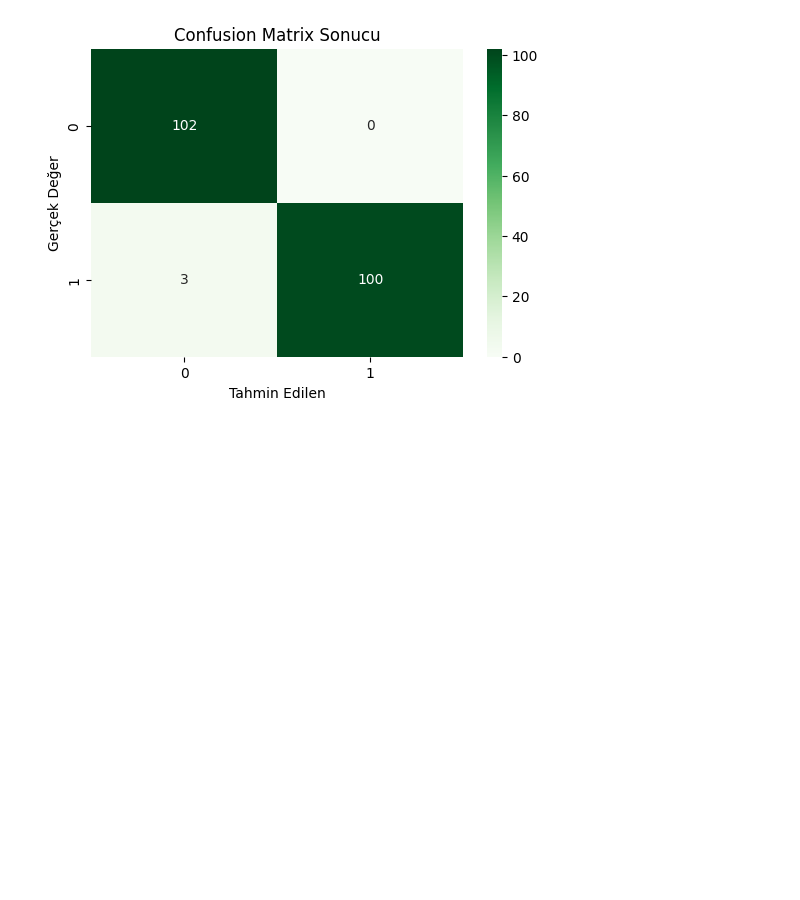
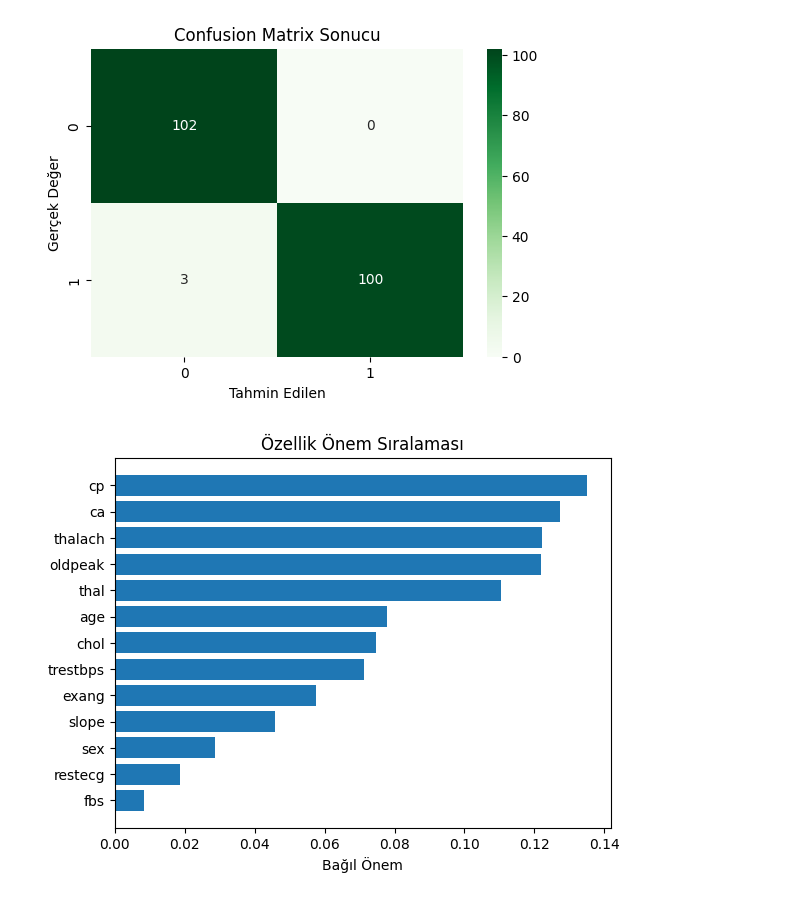
Before and after one commit to Arkboaa/Heart-Disease-Prediction-Project, a Jupyter notebook: HeartDisease.ipynb, the cells around one changed output. Cells and saved outputs as stored; diff of their text form; code cells hidden in the pictures; blank space fills up the shorter version.

```diff
--- a/HeartDisease.ipynb
+++ b/HeartDisease.ipynb
@@ -64,3 +64,15 @@ plt.title('Confusion Matrix Sonucu')
 plt.show()
 # %% [output]
 [figure]
+# %%
+import numpy as np
+importances = model.feature_importances_
+indices = np.argsort(importances)
+
+plt.title('Özellik Önem Sıralaması')
+plt.barh(range(len(indices)), importances[indices], align='center')
+plt.yticks(range(len(indices)), [X.columns[i] for i in indices])
+plt.xlabel('Bağıl Önem')
+plt.show()
+# %% [output]
+[figure, added]
```
